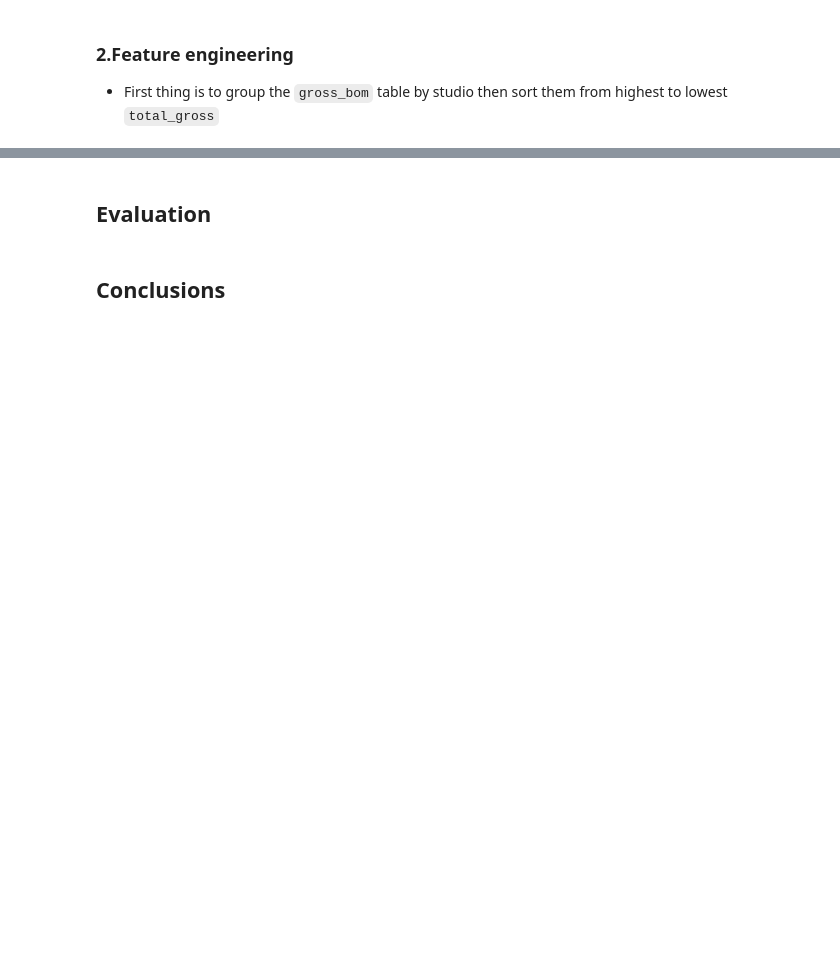
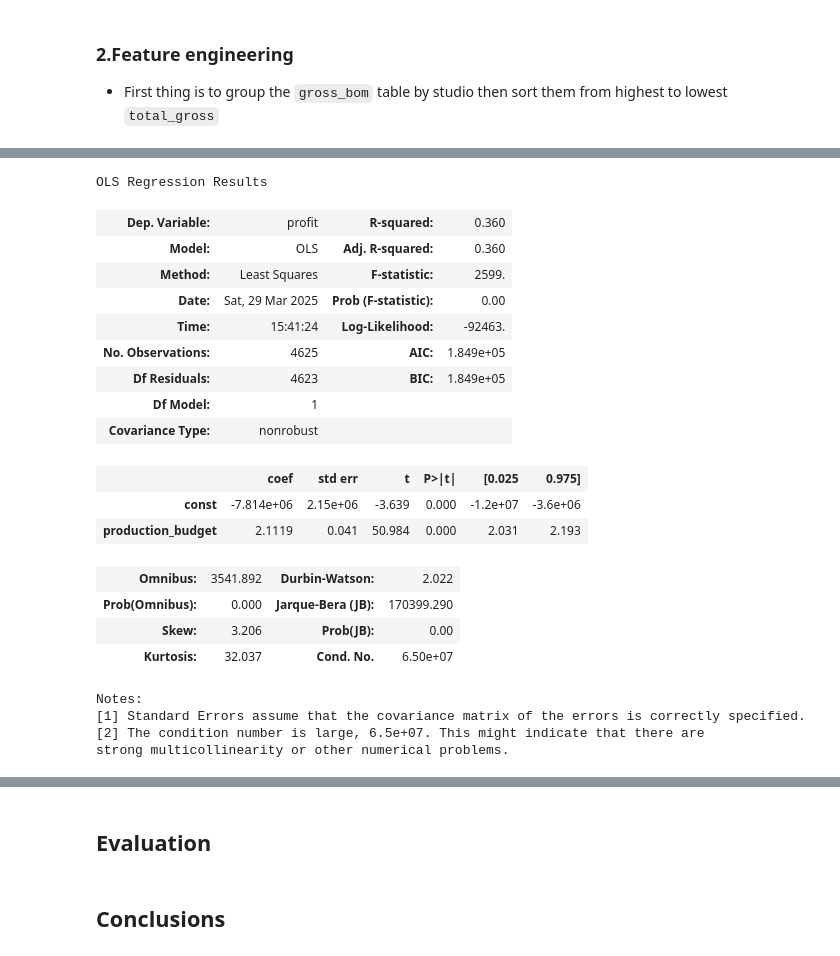
Before and after one commit to eugene-maina72/Phase-2-Project.Movie_Studio, a Jupyter notebook: notebook.ipynb, the cells around one changed output, grey strips where cells are left out. Cells and saved outputs as stored; diff of their text form; code cells hidden in the pictures; blank space fills up the shorter version.

Commit message:
Feature engineering and some modelling done.

```diff
--- a/notebook.ipynb
+++ b/notebook.ipynb
@@ -521,0 +628,41 @@ print(studio.head())
+# %%
+# Plotting (movie budget vs profit) and its residuals.
+# import relevant libraries
+from sklearn.model_selection import train_test_split
+from sklearn.metrics import root_mean_squared_error, mean_squared_error, r2_score
+
+# determine independent and dependent variables
+
+x = movie_budget['production_budget']
+y = movie_budget['profit']
+
+# Creating a predictive model.Split the data set in a 80/20 split.
+x_train, x_test, y_train, y_test = train_test_split(x, y, test_size=0.2, random_state=42)
+
+# modelling the algorithim
+
+profit_equation = sm.OLS(y_train, sm.add_constant(x_train)).fit()
+
+profit_equation.summary()
+# %% [output]
+OLS Regression Results
+| Dep. Variable: | profit | R-squared: | 0.360 |
+| Model: | OLS | Adj. R-squared: | 0.360 |
+| Method: | Least Squares | F-statistic: | 2599. |
+| Date: | Sat, 29 Mar 2025 | Prob (F-statistic): | 0.00 |
+| Time: | 15:41:24 | Log-Likelihood: | -92463. |
+| No. Observations: | 4625 | AIC: | 1.849e+05 |
+| Df Residuals: | 4623 | BIC: | 1.849e+05 |
+| Df Model: | 1 |  |  |
+| Covariance Type: | nonrobust |  |  |
+|  | coef | std err | t | P>|t| | [0.025 | 0.975] |
+| const | -7.814e+06 | 2.15e+06 | -3.639 | 0.000 | -1.2e+07 | -3.6e+06 |
+| production_budget | 2.1119 | 0.041 | 50.984 | 0.000 | 2.031 | 2.193 |
+| Omnibus: | 3541.892 | Durbin-Watson: | 2.022 |
+| Prob(Omnibus): | 0.000 | Jarque-Bera (JB): | 170399.290 |
+| Skew: | 3.206 | Prob(JB): | 0.00 |
+| Kurtosis: | 32.037 | Cond. No. | 6.50e+07 |
+Notes:
+[1] Standard Errors assume that the covariance matrix of the errors is correctly specified.
+[2] The condition number is large, 6.5e+07. This might indicate that there are
+strong multicollinearity or other numerical problems.
```
Also changed, not shown: parts of 14 cells of this notebook, 2 other files.
